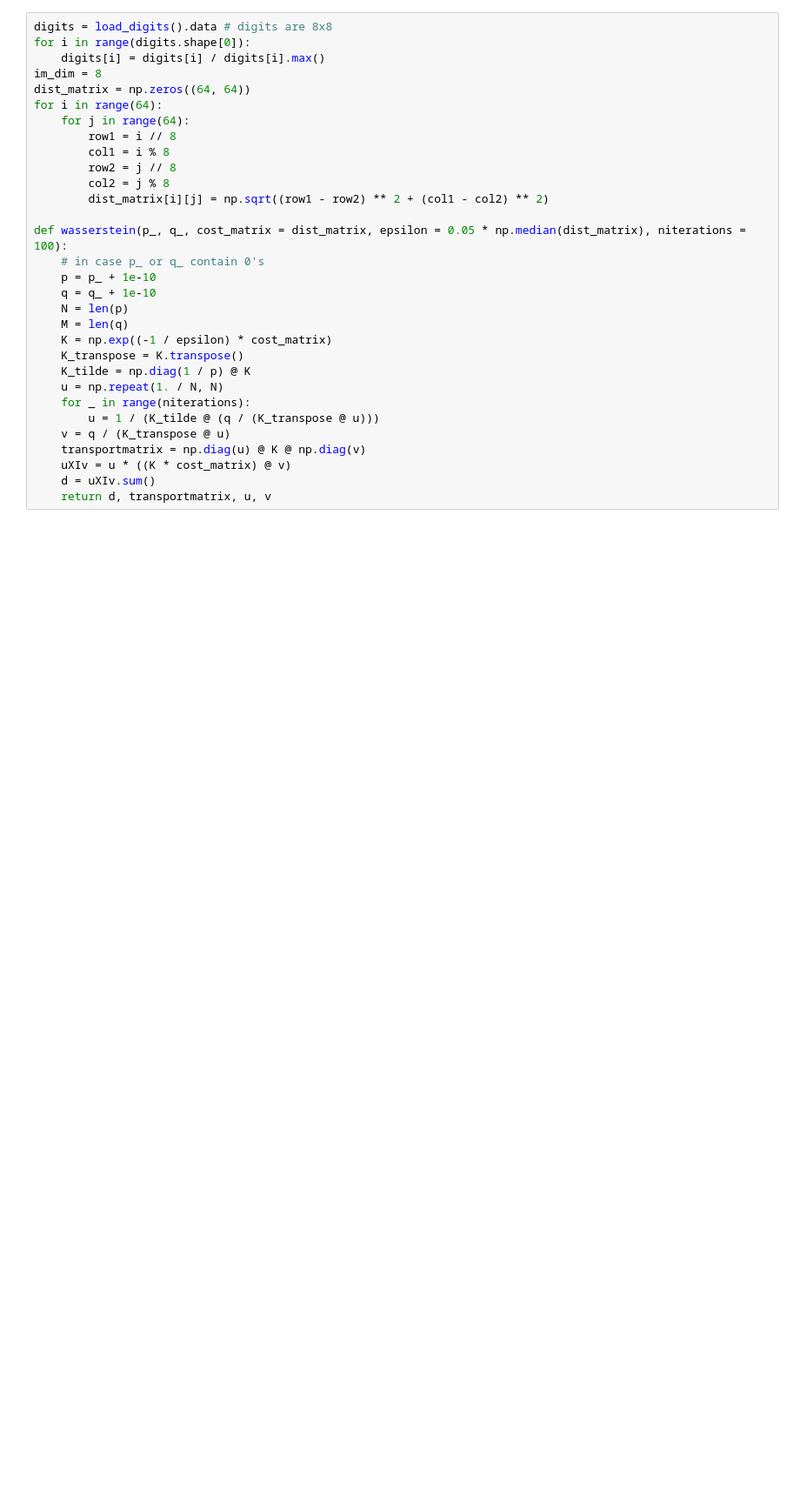
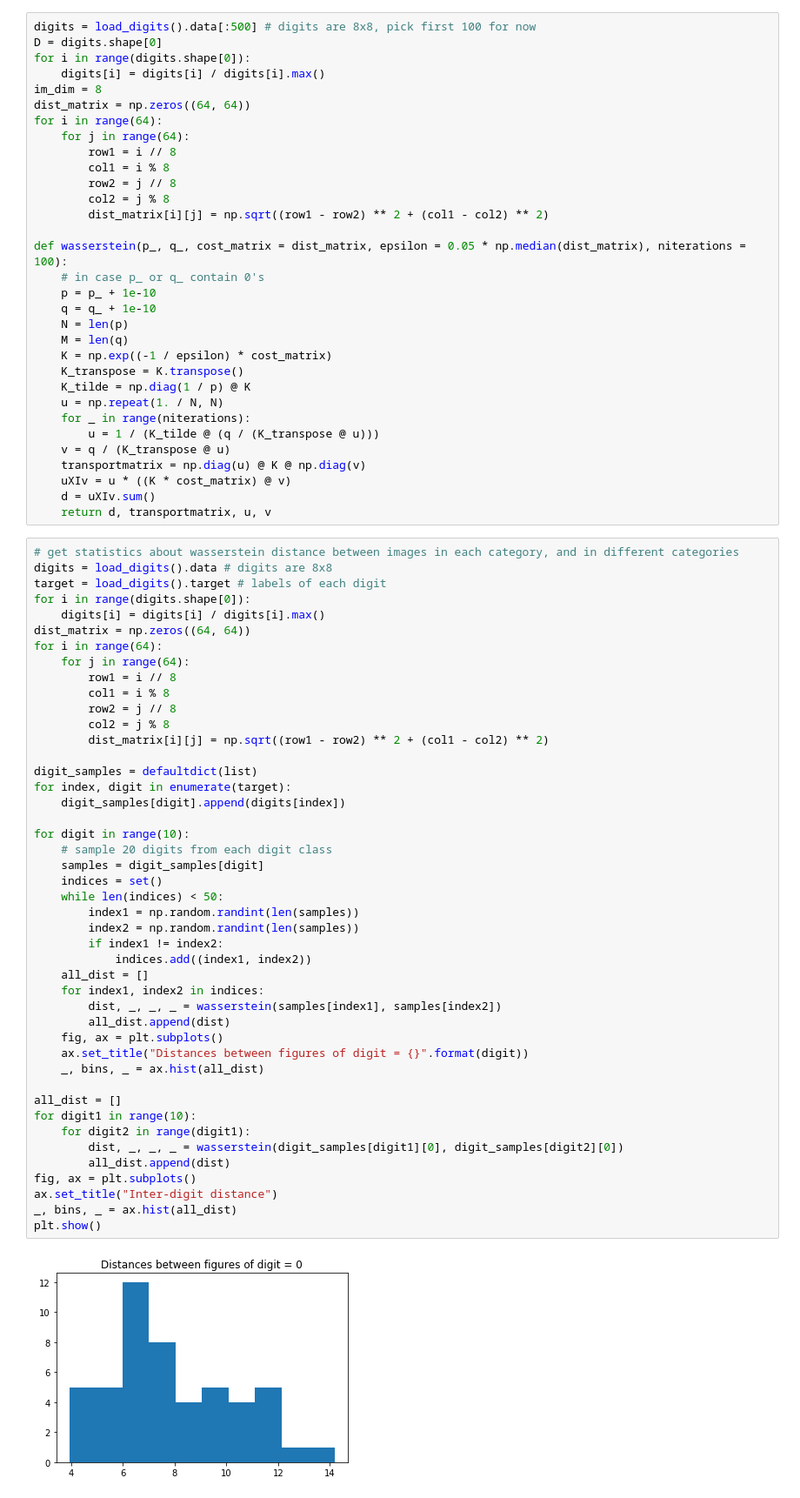
Before and after one commit to EmptyCrown/cs282final, a Jupyter notebook: final_project.ipynb, the cells around one changed output. Shown at 87% size. Drawn from its saved outputs; the diff is of its cells as text; blank space fills up the shorter version.

```diff
--- a/final_project.ipynb
+++ b/final_project.ipynb
@@ -119,5 +189,6 @@ def sample_row(X, Z, row):
 # %%
-digits = load_digits().data # digits are 8x8
+digits = load_digits().data[:500] # digits are 8x8, pick first 100 for now
+D = digits.shape[0]
 for i in range(digits.shape[0]):
     digits[i] = digits[i] / digits[i].max()
 im_dim = 8
@@ -147,3 +218,50 @@ def wasserstein(p_, q_, cost_matrix = dist_matrix, epsilon = 0.05 * np.median(di
     uXIv = u * ((K * cost_matrix) @ v)
     d = uXIv.sum()
     return d, transportmatrix, u, v
+# %%
+# get statistics about wasserstein distance between images in each category, and in different categories
+digits = load_digits().data # digits are 8x8
+target = load_digits().target # labels of each digit
+for i in range(digits.shape[0]):
+    digits[i] = digits[i] / digits[i].max()
+dist_matrix = np.zeros((64, 64))
+for i in range(64):
+    for j in range(64):
+        row1 = i // 8
+        col1 = i % 8
+        row2 = j // 8
+        col2 = j % 8
+        dist_matrix[i][j] = np.sqrt((row1 - row2) ** 2 + (col1 - col2) ** 2)
+
+digit_samples = defaultdict(list)
+for index, digit in enumerate(target):
+    digit_samples[digit].append(digits[index])
+
+for digit in range(10):
+    # sample 20 digits from each digit class
+    samples = digit_samples[digit]
+    indices = set()
+    while len(indices) < 50:
+        index1 = np.random.randint(len(samples))
+        index2 = np.random.randint(len(samples))
+        if index1 != index2:
+            indices.add((index1, index2))
+    all_dist = []
+    for index1, index2 in indices:
+        dist, _, _, _ = wasserstein(samples[index1], samples[index2])
+        all_dist.append(dist)
+    fig, ax = plt.subplots()
+    ax.set_title("Distances between figures of digit = {}".format(digit))
+    _, bins, _ = ax.hist(all_dist)
+
+all_dist = []
+for digit1 in range(10):
+    for digit2 in range(digit1):
+        dist, _, _, _ = wasserstein(digit_samples[digit1][0], digit_samples[digit2][0])
+        all_dist.append(dist)
+fig, ax = plt.subplots()
+ax.set_title("Inter-digit distance")
+_, bins, _ = ax.hist(all_dist)
+plt.show()
+# %% [output]
+[figure, added]
```
Also changed, not shown: parts of 7 cells of this notebook.
